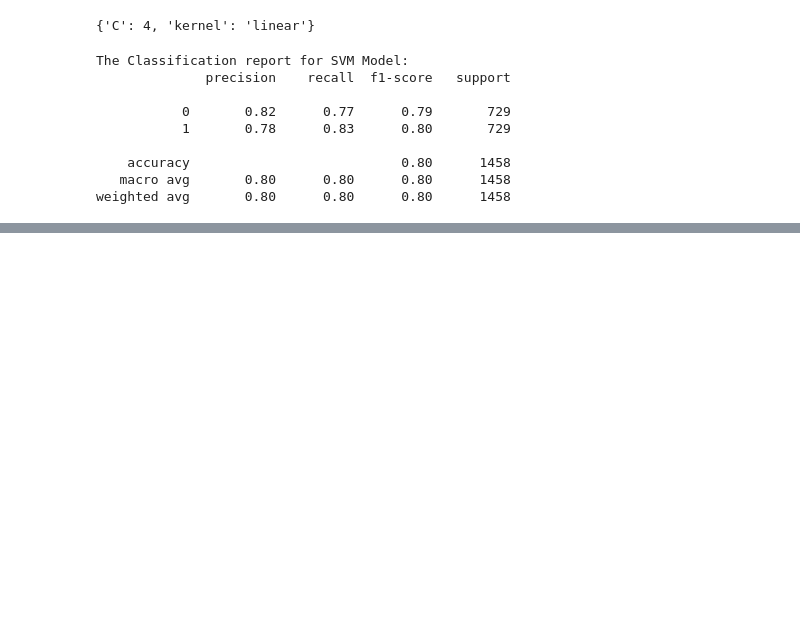
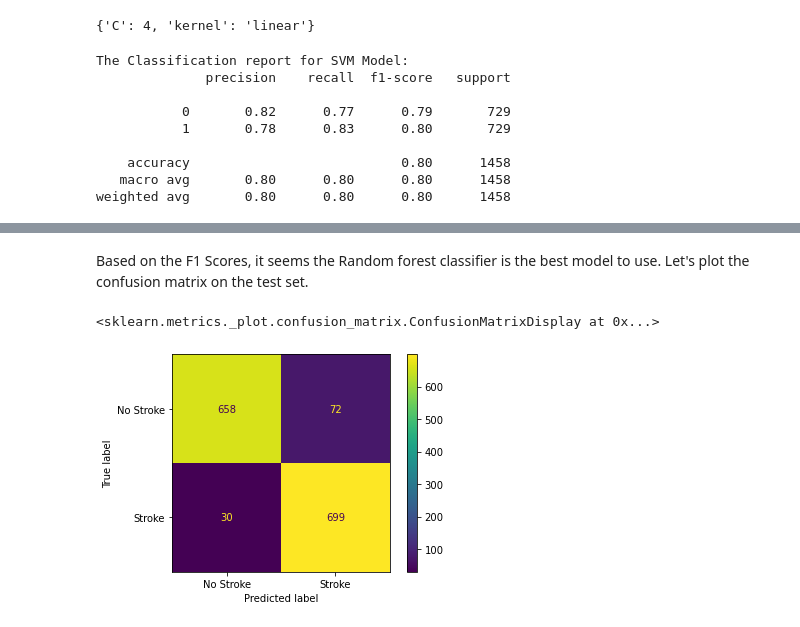
Before and after one commit to tajpatel58/Machine-Learning-, a Jupyter notebook: Data Science Practice/Stroke Prediction/Stroke_Prediction.ipynb, the cells around one changed output, grey strips where cells are left out. Drawn from its saved outputs; the diff is of its cells as text; code cells hidden in the pictures; blank space fills up the shorter version.

Commit message:
Fitting Models & Checking Feature Importance

```diff
--- a/Data Science Practice/Stroke Prediction/Stroke_Prediction.ipynb
+++ b/Data Science Practice/Stroke Prediction/Stroke_Prediction.ipynb
@@ -266,0 +268,5 @@ weighted avg       0.80      0.80      0.80      1458
+# %%
+rf_classifier = RandomForestClassifier()
+rf_classifier.fit(X_train, y_train)
+rf_prediction = rf_classifier.predict(X_valid)
+print(classification_report(y_valid, rf_prediction))
@@ -266,0 +282,9 @@ weighted avg       0.80      0.80      0.80      1458
+# %% [markdown]
+Based on the F1 Scores, it seems the Random forest classifier is the best model to use. Let's plot the confusion matrix on the test set.
+# %%
+conf_mat = confusion_matrix(y_test, rf_classifier.predict(X_test))
+conf_plot = ConfusionMatrixDisplay(conf_mat, display_labels=['No Stroke', 'Stroke'])
+conf_plot.plot()
+# %% [output]
+<sklearn.metrics._plot.confusion_matrix.ConfusionMatrixDisplay at 0x...>
+[figure, added]
```
Also changed, not shown: parts of 7 cells of this notebook.
